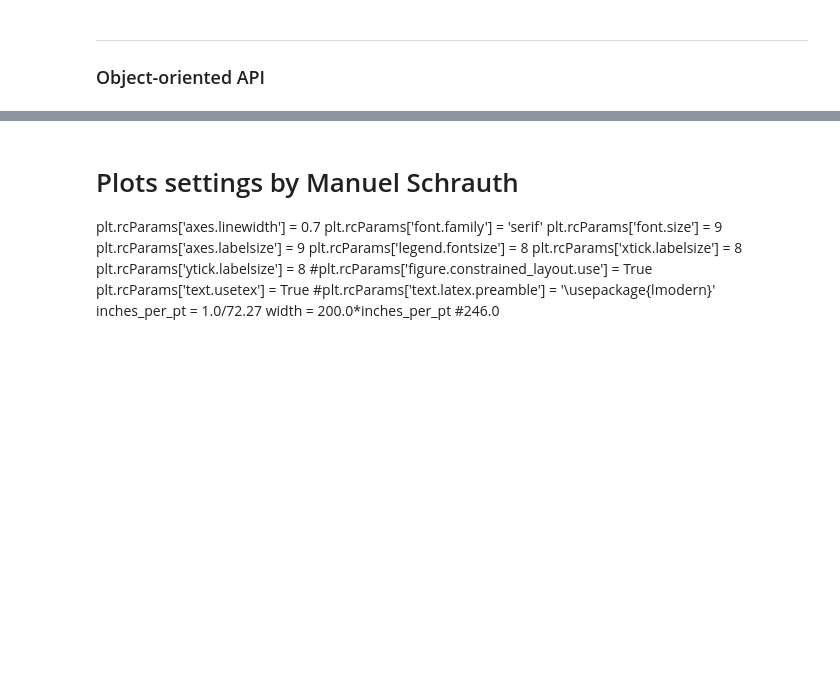
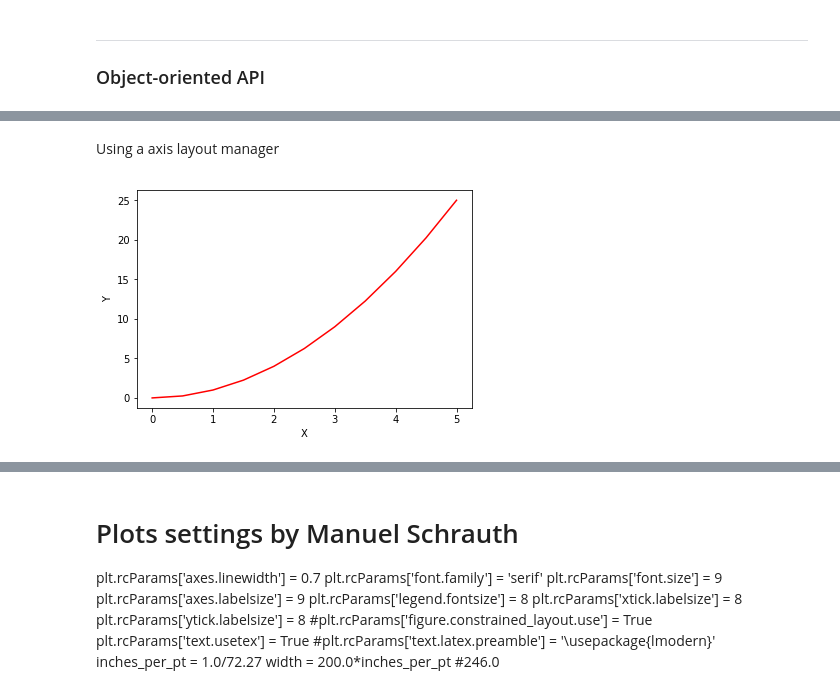
Before and after one commit to lyapschaff/prog-python, a Jupyter notebook: matplotlib-jrjohansson.ipynb, the cells around one changed output, grey strips where cells are left out. Drawn from its saved outputs; the diff is of its cells as text; code cells hidden in the pictures; blank space fills up the shorter version.

```diff
--- a/matplotlib-jrjohansson.ipynb
+++ b/matplotlib-jrjohansson.ipynb
@@ -60,0 +61,9 @@ axes2.set_ylabel('x');
+# %% [markdown]
+Using a axis layout manager
+# %%
+fig, axes = plt.subplots()
+axes.plot(x,y,'r')
+axes.set_xlabel('X')
+axes.set_ylabel('Y');
+# %% [output]
+[figure, added]
```
Also changed, not shown: parts of 5 cells of this notebook, 1 other file.
